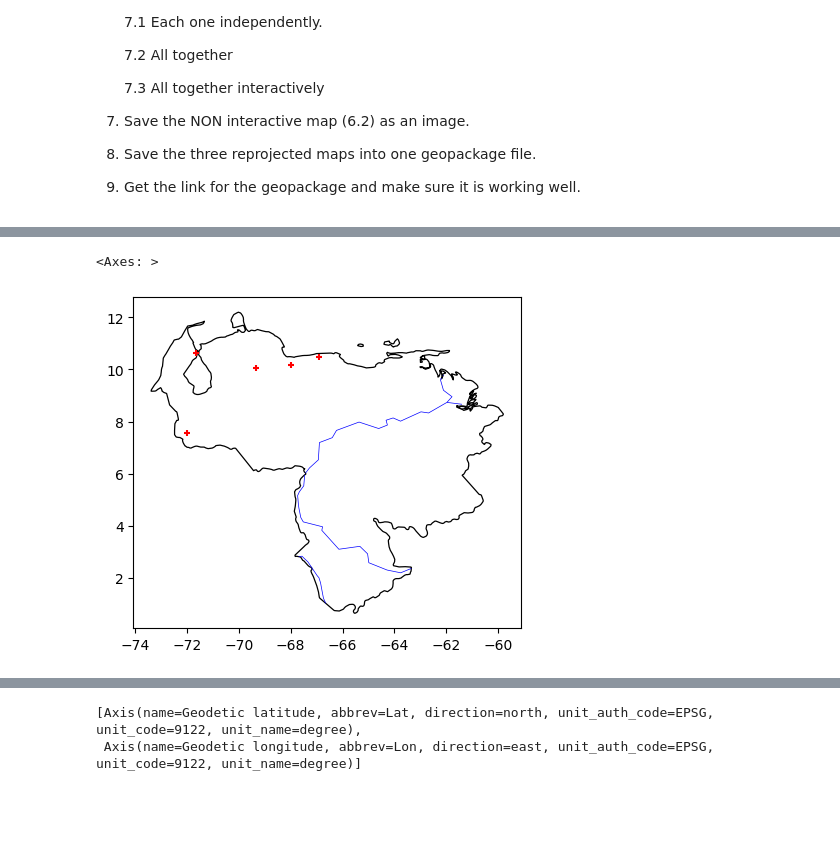
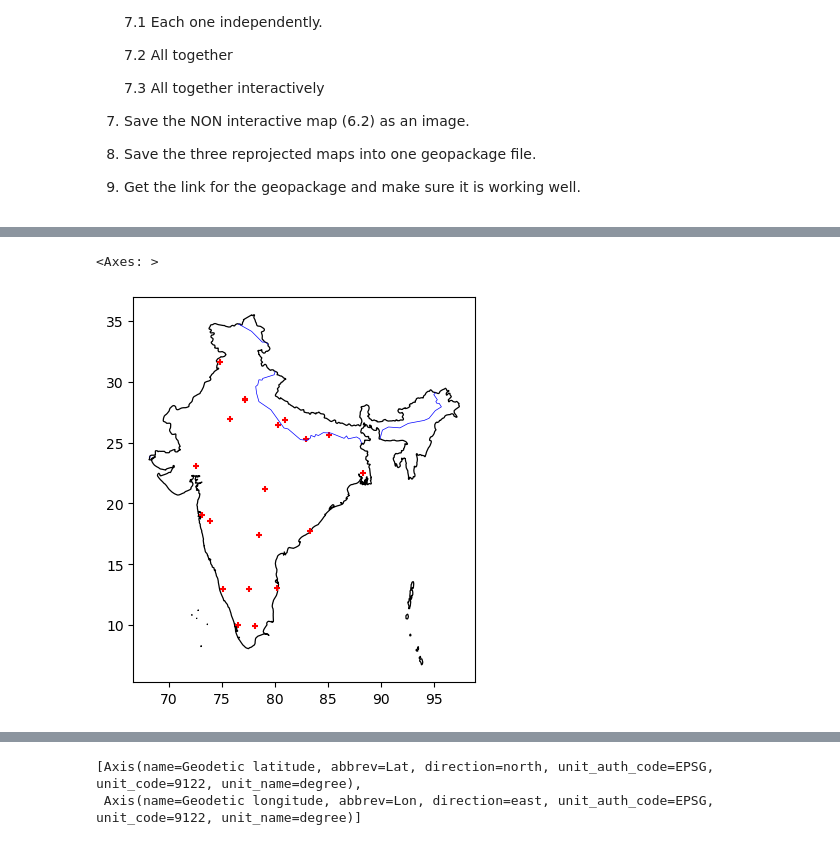
Before and after one commit to gokussj100/simpleplot, a Jupyter notebook: TheGeoDataFrame_intro.ipynb, the cells around one changed output, grey strips where cells are left out. Drawn from its saved outputs; the diff is of its cells as text; code cells hidden in the pictures; blank space fills up the shorter version.

```diff
--- a/TheGeoDataFrame_intro.ipynb
+++ b/TheGeoDataFrame_intro.ipynb
@@ -458,6 +458,6 @@ Exercise:
 9. Save the three reprojected maps  into one geopackage file.
 10. Get the link for the geopackage and make sure it is working well.
 # %%
-venezuela=countries[countries.COUNTRY=='Venezuela']
+india=countries[countries.COUNTRY=='India']
 # %%
 #Elegimos un pais para observar su mapa en este caso de Venezuela
@@ -468,7 +468,7 @@ venezuela.plot()
 # %%
-cities_venezuela=cities[cities.COUNTRY=='Venezuela']
+cities_india=cities[cities.COUNTRY=='India']
 
 # Para observar las cuidades de Venezuela
-cities_venezuela.plot()
+cities_india.plot()
 # %% [output]
 <Axes: >
@@ -476,7 +476,7 @@ cities_venezuela.plot()
 # %%
 #Para observar los rios de la cuidad de Venezuela
-rivers_venezuela = gpd.clip(gdf=rivers,
-                               mask=venezuela)
-rivers_venezuela.plot()
+rivers_india = gpd.clip(gdf=rivers,
+                               mask=india)
+rivers_india.plot()
 # %% [output]
 <Axes: >
@@ -484,7 +484,7 @@ rivers_venezuela.plot()
 # %%
-base = venezuela.plot(facecolor="white", edgecolor='black', linewidth=0.9,figsize=(5,5))
-cities_venezuela.plot(marker='+', color='red', markersize=20,ax=base)
-rivers_venezuela.plot(edgecolor='blue', linewidth=0.5,ax=base)
+base = india.plot(facecolor="white", edgecolor='black', linewidth=0.9,figsize=(5,5))
+cities_india.plot(marker='+', color='red', markersize=20,ax=base)
+rivers_india.plot(edgecolor='blue', linewidth=0.5,ax=base)
 # %% [output]
 <Axes: >
-[figure, old version]
+[figure, new version]
```
Also changed, not shown: parts of 18 cells of this notebook, 2 other files.
